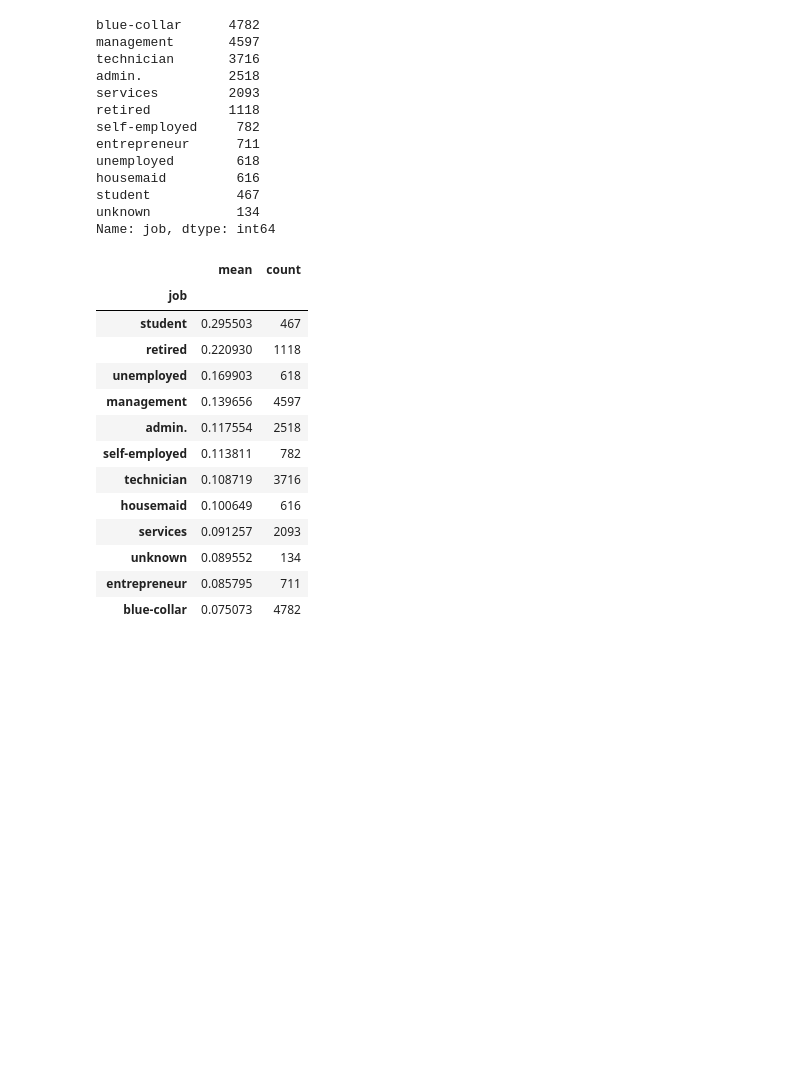
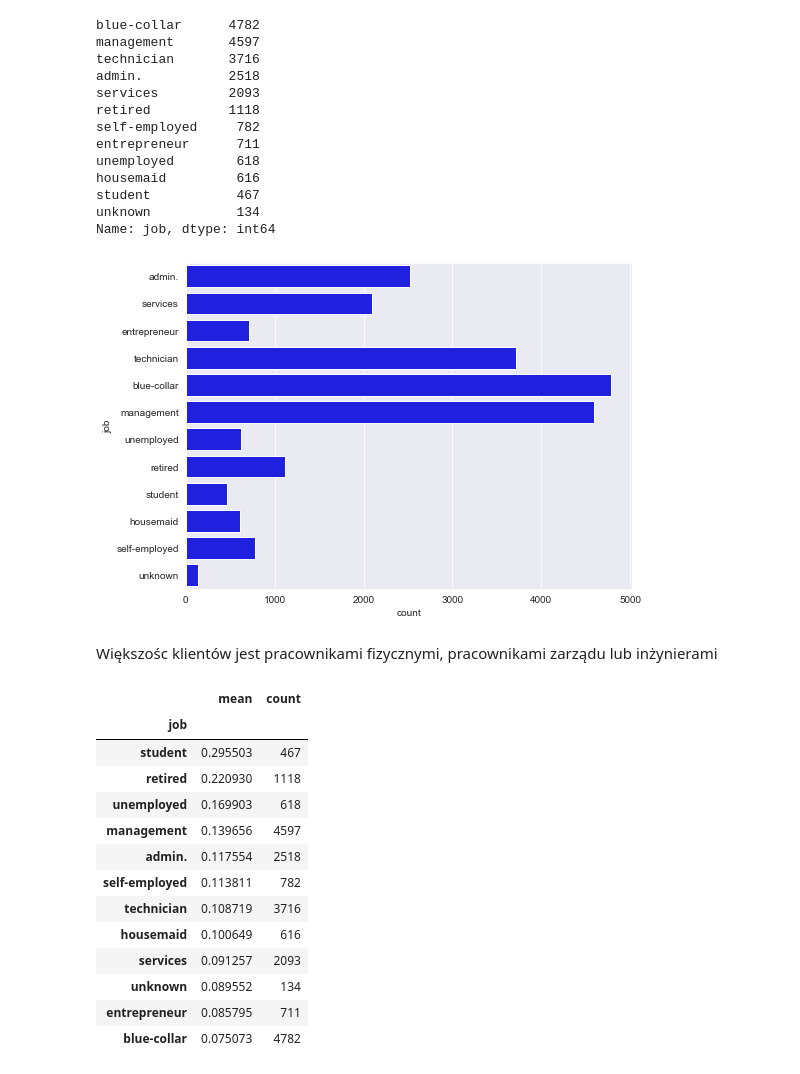
Before and after one commit to MajshiJD/ML_proj2, a Jupyter notebook: preprocessing/EDA_preprocessing.ipynb, the cells around one changed output. Drawn from its saved outputs; the diff is of its cells as text; code cells hidden in the pictures; blank space fills up the shorter version.

```diff
--- a/preprocessing/EDA_preprocessing.ipynb
+++ b/preprocessing/EDA_preprocessing.ipynb
@@ -121,6 +121,14 @@ housemaid         616
 student           467
 unknown           134
 Name: job, dtype: int64
+# %%
+plt.figure(figsize=(8, 6))
+sns.countplot(df, y='job', color="b")
+plt.show()
+# %% [output]
+[figure, added]
+# %% [markdown]
+Większośc klientów jest pracownikami fizycznymi, pracownikami zarządu lub inżynierami
 # %%
 df.groupby('job')['y'].agg(['mean','count']).sort_values('mean',ascending = False)
 # %% [output]
```
Also changed, not shown: parts of 7 cells of this notebook, 1 other file.
